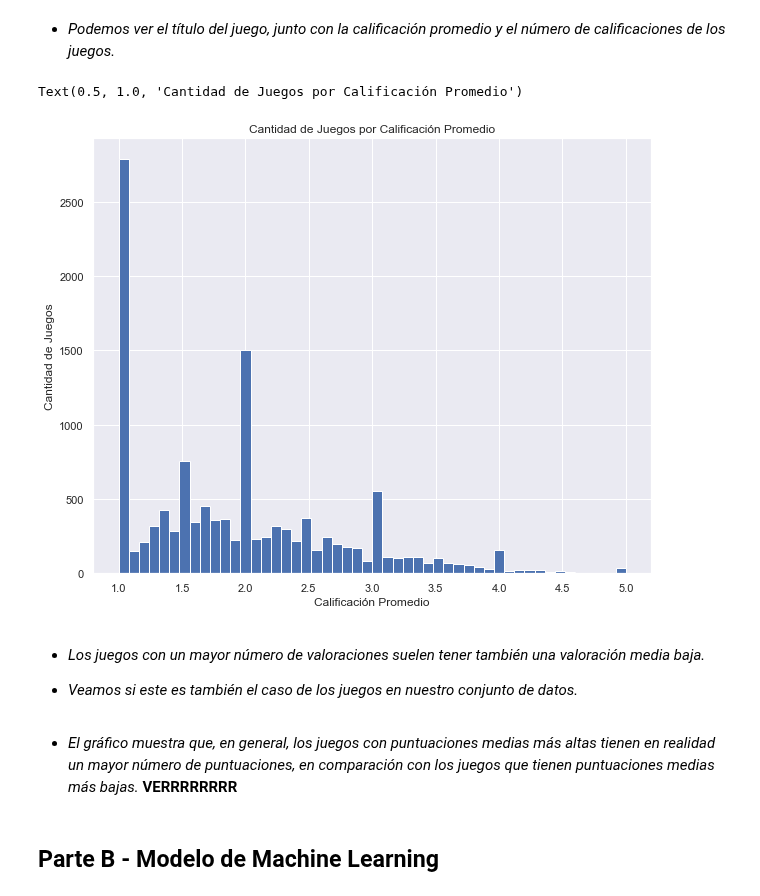
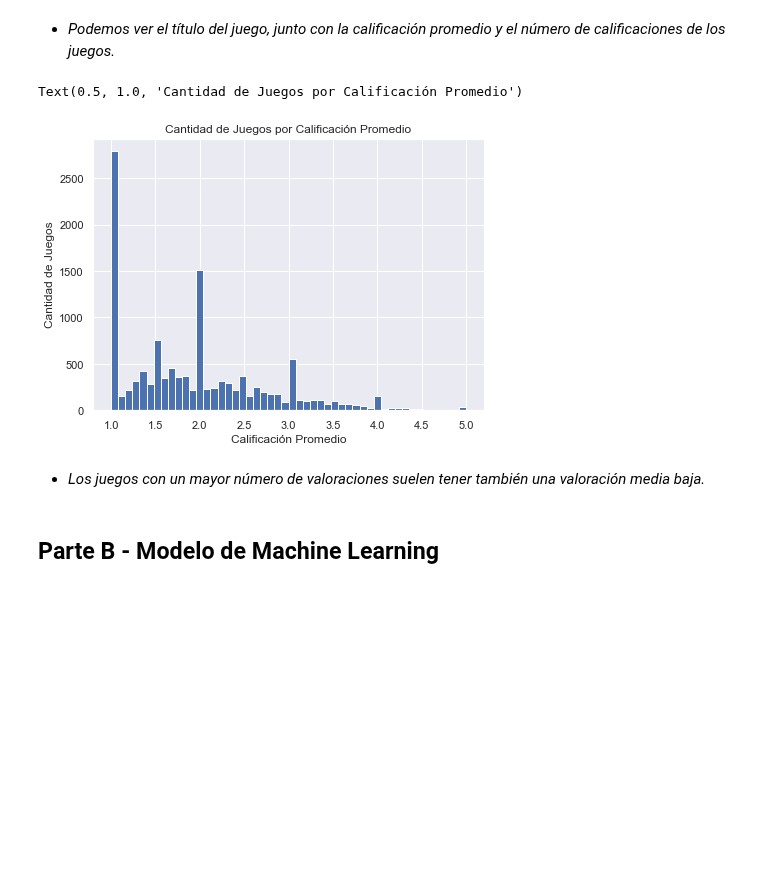
Before and after one commit to alseveso/AcamicaDS, a Jupyter notebook: Proyecto 3/A. Proyecto 03_Alejandra Seveso.ipynb, the cells around one changed output. Saved outputs shown, nothing was run; the diff lists cells and outputs as text; code cells hidden in the pictures; blank space fills up the shorter version.

```diff
--- a/Proyecto 3/A. Proyecto 03_Alejandra Seveso.ipynb
+++ b/Proyecto 3/A. Proyecto 03_Alejandra Seveso.ipynb
@@ -592,5 +592,5 @@ dtype: int64
 # %%
-df_new_2 = df_new[df_new['product_id'].notna()]
+df_new_2 = df_new.dropna()
 # %%
 df_new_2
 # %% [output]
@@ -875,16 +875,14 @@ ratings_mean_count.head()
 # %% [markdown]
 * *Podemos ver el título del juego, junto con la calificación promedio y el número de calificaciones de los juegos.*
 # %%
-plt.figure(figsize=(10,8))
+plt.figure(figsize=(7,5))
 plt.rcParams['patch.force_edgecolor'] = True
 ratings_mean_count['rating'].hist(bins=50)
 plt.xlabel('Calificación Promedio')
 plt.ylabel('Cantidad de Juegos')
 plt.title('Cantidad de Juegos por Calificación Promedio')
 # %% [output]
 Text(0.5, 1.0, 'Cantidad de Juegos por Calificación Promedio')
-[figure, old version]
+[figure, new version]
 # %% [markdown]
 * *Los juegos con un mayor número de valoraciones suelen tener también una valoración media baja.*
-
-* *Veamos si este es también el caso de los juegos en nuestro conjunto de datos.*
@@ -895,5 +889,3 @@ Text(0.5, 1.0, 'Cantidad de Juegos por Calificación Promedio')
-# %% [markdown]
-* *El gráfico muestra que, en general, los juegos con puntuaciones medias más altas tienen en realidad un mayor número de puntuaciones, en comparación con los juegos que tienen puntuaciones medias más bajas.* __VERRRRRRRR__
 # %% [markdown]
 ## Parte B - Modelo de Machine Learning
 # %% [markdown]
```
Also changed, not shown: parts of 28 cells of this notebook.
